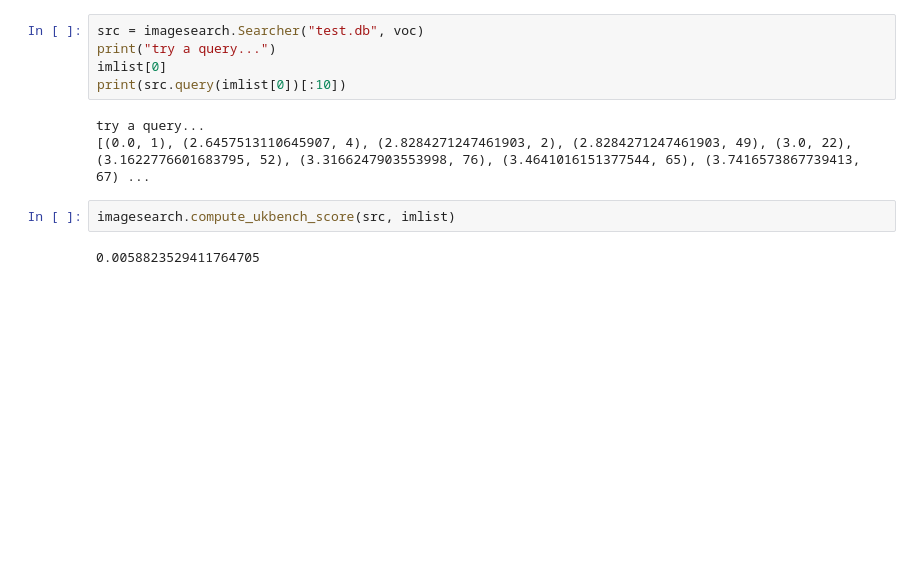
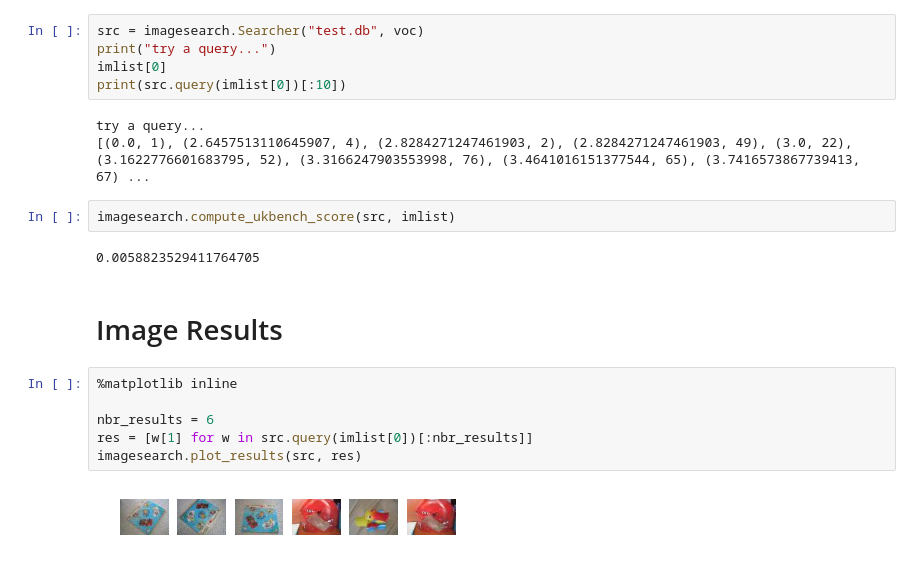
Before and after one commit to SnowMasaya/python_image_process_excerise, a Jupyter notebook: code/docker/python/python-image-process7-2.ipynb, the cells around one changed output. Saved outputs shown, nothing was run; the diff lists cells and outputs as text; blank space fills up the shorter version.

```diff
--- a/code/docker/python/python-image-process7-2.ipynb
+++ b/code/docker/python/python-image-process7-2.ipynb
@@ -78,3 +78,13 @@ try a query...
 imagesearch.compute_ukbench_score(src, imlist)
 # %% [output]
 0.0058823529411764705
+# %% [markdown]
+# Image Results
+# %%
+%matplotlib inline
+
+nbr_results = 6
+res = [w[1] for w in src.query(imlist[0])[:nbr_results]]
+imagesearch.plot_results(src, res)
+# %% [output]
+[figure, added]
```
Also changed, not shown: parts of 1 cell of this notebook, 2 other files.
